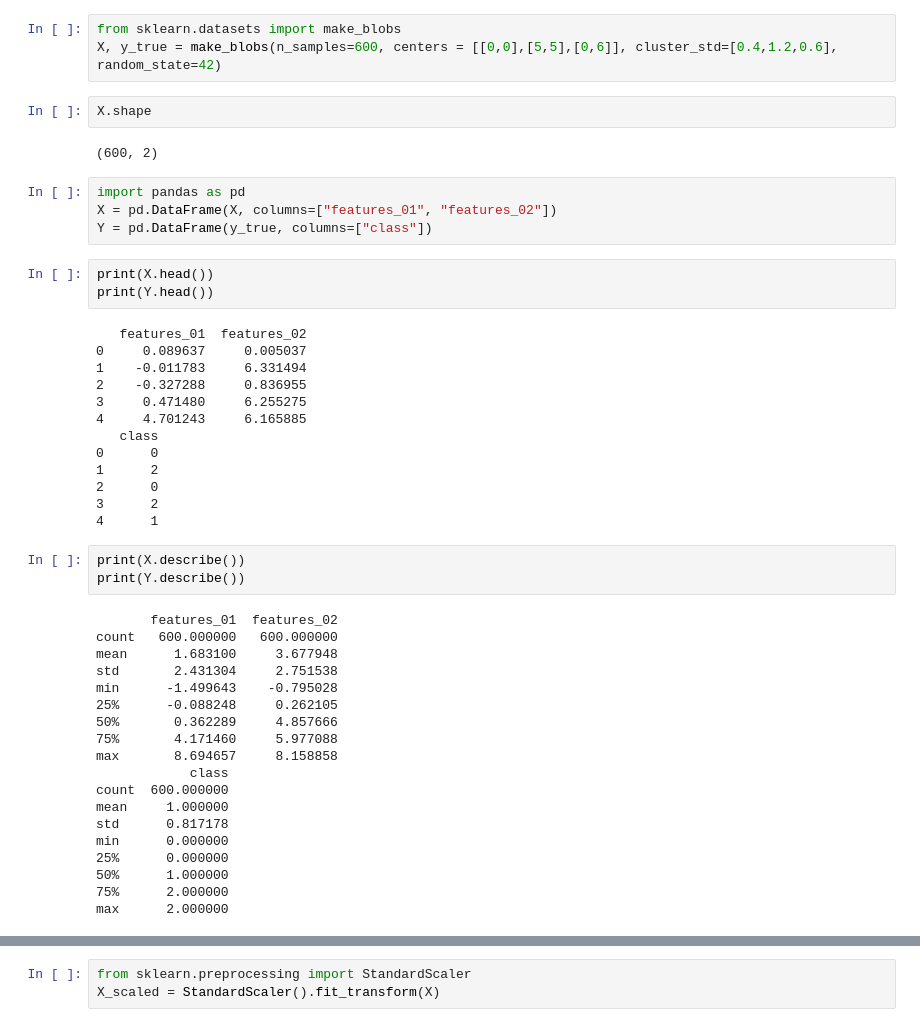
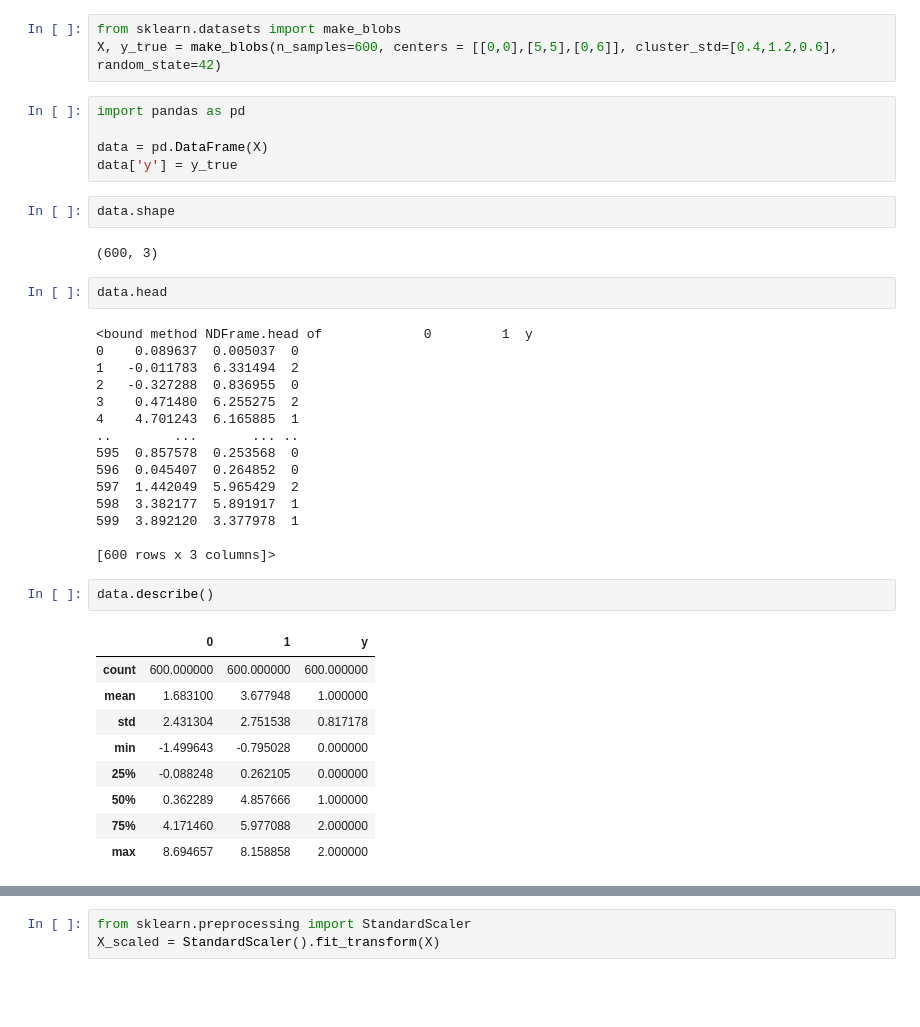
Before and after one commit to s-a-sakib/ML_Lab, a Jupyter notebook: Test_Unsupervised.ipynb, the cells around one changed output, grey strips where cells are left out. Drawn from its saved outputs; the diff is of its cells as text; blank space fills up the shorter version.

```diff
--- a/Test_Unsupervised.ipynb
+++ b/Test_Unsupervised.ipynb
@@ -1,50 +1,42 @@
 # %%
 from sklearn.datasets import make_blobs
 X, y_true = make_blobs(n_samples=600, centers = [[0,0],[5,5],[0,6]], cluster_std=[0.4,1.2,0.6], random_state=42)
+# %%
+import pandas as pd
+
+data = pd.DataFrame(X)
+data['y'] = y_true
 # %%
-X.shape
+data.shape
 # %% [output]
-(600, 2)
+(600, 3)
-# %%
-import pandas as pd
-X = pd.DataFrame(X, columns=["features_01", "features_02"])
-Y = pd.DataFrame(y_true, columns=["class"])
 # %%
-print(X.head())
-print(Y.head())
+data.head
 # %% [output]
-   features_01  features_02
-0     0.089637     0.005037
-1    -0.011783     6.331494
-2    -0.327288     0.836955
-3     0.471480     6.255275
-4     4.701243     6.165885
-   class
-0      0
-1      2
-2      0
-3      2
-4      1
+<bound method NDFrame.head of             0         1  y
+0    0.089637  0.005037  0
+1   -0.011783  6.331494  2
+2   -0.327288  0.836955  0
+3    0.471480  6.255275  2
+4    4.701243  6.165885  1
+..        ...       ... ..
+595  0.857578  0.253568  0
+596  0.045407  0.264852  0
+597  1.442049  5.965429  2
+598  3.382177  5.891917  1
+599  3.892120  3.377978  1
+
+[600 rows x 3 columns]>
 # %%
-print(X.describe())
-print(Y.describe())
+data.describe()
 # %% [output]
-       features_01  features_02
-count   600.000000   600.000000
-mean      1.683100     3.677948
-std       2.431304     2.751538
-min      -1.499643    -0.795028
-25%      -0.088248     0.262105
-50%       0.362289     4.857666
-75%       4.171460     5.977088
-max       8.694657     8.158858
-            class
-count  600.000000
-mean     1.000000
-std      0.817178
-min      0.000000
-25%      0.000000
-50%      1.000000
-75%      2.000000
-max      2.000000
+|  | 0 | 1 | y |
+| count | 600.000000 | 600.000000 | 600.000000 |
+| mean | 1.683100 | 3.677948 | 1.000000 |
+| std | 2.431304 | 2.751538 | 0.817178 |
+| min | -1.499643 | -0.795028 | 0.000000 |
+| 25% | -0.088248 | 0.262105 | 0.000000 |
+| 50% | 0.362289 | 4.857666 | 1.000000 |
+| 75% | 4.171460 | 5.977088 | 2.000000 |
+| max | 8.694657 | 8.158858 | 2.000000 |
 # %%
```
Also changed, not shown: parts of 7 cells of this notebook.
